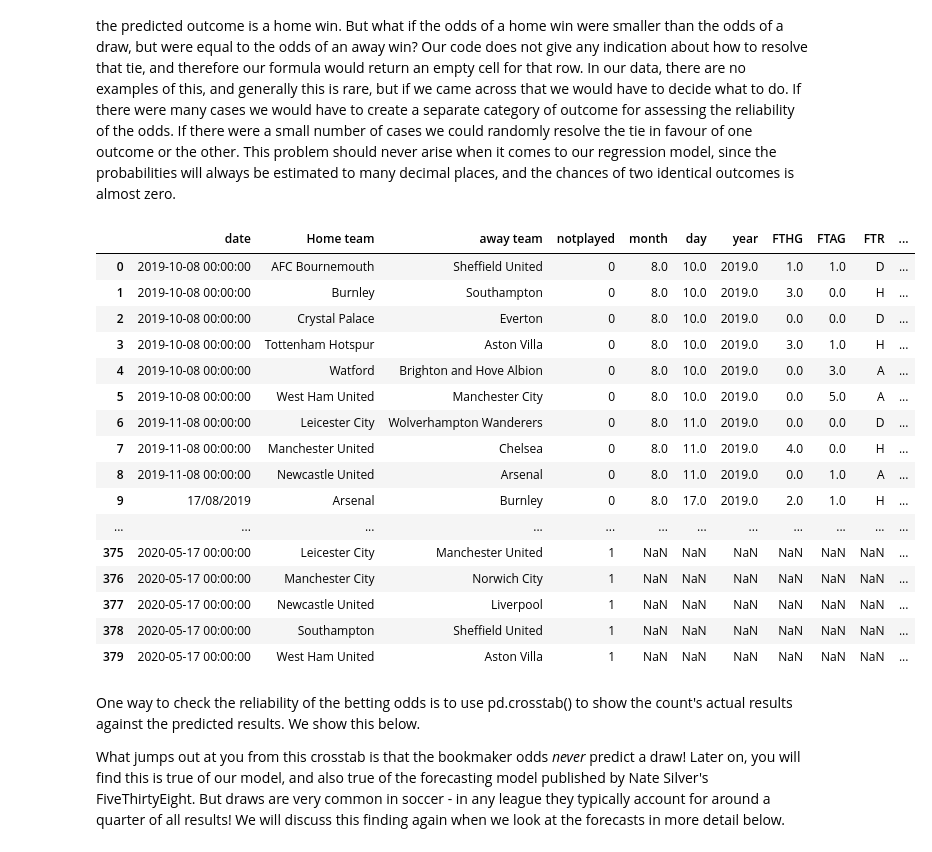
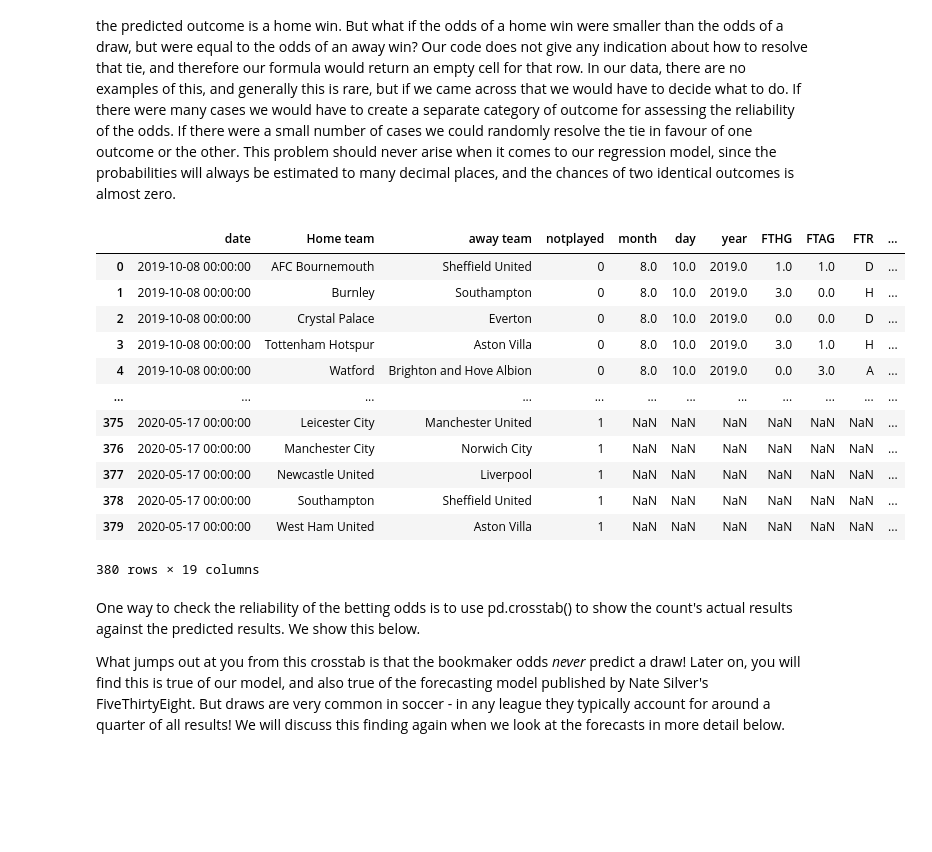
Before and after one commit to jbaviation/coursera_sports, a Jupyter notebook: 3_Prediction Models with Sports Data/Lecture Notebooks/3 Prediction and Forecasting.ipynb, the cells around one changed output. Cells and saved outputs as stored; diff of their text form; code cells hidden in the pictures; blank space fills up the shorter version.

```diff
--- a/3_Prediction Models with Sports Data/Lecture Notebooks/3 Prediction and Forecasting.ipynb
+++ b/3_Prediction Models with Sports Data/Lecture Notebooks/3 Prediction and Forecasting.ipynb
@@ -911,27 +913,23 @@ Note that we identify the outcome using inequalities, e.g. if the decimal odds o
 # %%
 season19_20['B365res']= np.where((season19_20['B365H']<season19_20['B365D']) & (season19_20['B365H']<season19_20['B365A']),'H',\
                             np.where((season19_20['B365D']<season19_20['B365H']) & (season19_20['B365D']<season19_20['B365A']),'D',\
                                     np.where((season19_20['B365A']<season19_20['B365H']) & (season19_20['B365A']<season19_20['B365D']),'A',"")))
-pd.set_option('display.max_rows', 400)
+pd.set_option('display.max_rows', 40)
 season19_20
 # %% [output]
 |  | date | Home team | away team | notplayed | month | day | year | FTHG | FTAG | FTR | ... |
 | 0 | 2019-10-08 00:00:00 | AFC Bournemouth | Sheffield United | 0 | 8.0 | 10.0 | 2019.0 | 1.0 | 1.0 | D | ... |
 | 1 | 2019-10-08 00:00:00 | Burnley | Southampton | 0 | 8.0 | 10.0 | 2019.0 | 3.0 | 0.0 | H | ... |
 | 2 | 2019-10-08 00:00:00 | Crystal Palace | Everton | 0 | 8.0 | 10.0 | 2019.0 | 0.0 | 0.0 | D | ... |
 | 3 | 2019-10-08 00:00:00 | Tottenham Hotspur | Aston Villa | 0 | 8.0 | 10.0 | 2019.0 | 3.0 | 1.0 | H | ... |
 | 4 | 2019-10-08 00:00:00 | Watford | Brighton and Hove Albion | 0 | 8.0 | 10.0 | 2019.0 | 0.0 | 3.0 | A | ... |
-| 5 | 2019-10-08 00:00:00 | West Ham United | Manchester City | 0 | 8.0 | 10.0 | 2019.0 | 0.0 | 5.0 | A | ... |
-| 6 | 2019-11-08 00:00:00 | Leicester City | Wolverhampton Wanderers | 0 | 8.0 | 11.0 | 2019.0 | 0.0 | 0.0 | D | ... |
-| 7 | 2019-11-08 00:00:00 | Manchester United | Chelsea | 0 | 8.0 | 11.0 | 2019.0 | 4.0 | 0.0 | H | ... |
-| 8 | 2019-11-08 00:00:00 | Newcastle United | Arsenal | 0 | 8.0 | 11.0 | 2019.0 | 0.0 | 1.0 | A | ... |
-| 9 | 17/08/2019 | Arsenal | Burnley | 0 | 8.0 | 17.0 | 2019.0 | 2.0 | 1.0 | H | ... |
 | ... | ... | ... | ... | ... | ... | ... | ... | ... | ... | ... | ... |
 | 375 | 2020-05-17 00:00:00 | Leicester City | Manchester United | 1 | NaN | NaN | NaN | NaN | NaN | NaN | ... |
 | 376 | 2020-05-17 00:00:00 | Manchester City | Norwich City | 1 | NaN | NaN | NaN | NaN | NaN | NaN | ... |
 | 377 | 2020-05-17 00:00:00 | Newcastle United | Liverpool | 1 | NaN | NaN | NaN | NaN | NaN | NaN | ... |
 | 378 | 2020-05-17 00:00:00 | Southampton | Sheffield United | 1 | NaN | NaN | NaN | NaN | NaN | NaN | ... |
 | 379 | 2020-05-17 00:00:00 | West Ham United | Aston Villa | 1 | NaN | NaN | NaN | NaN | NaN | NaN | ... |
+380 rows × 19 columns
 # %% [markdown]
 One way to check the reliability of the betting odds is to use pd.crosstab() to show the count's actual results against the predicted results. We show this below.
 
```
Also changed, not shown: parts of 22 cells of this notebook.
